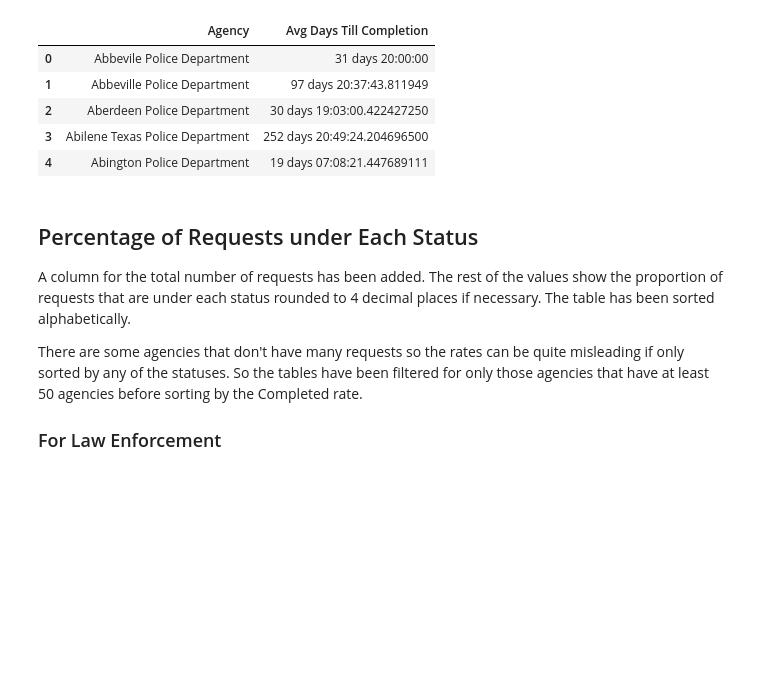
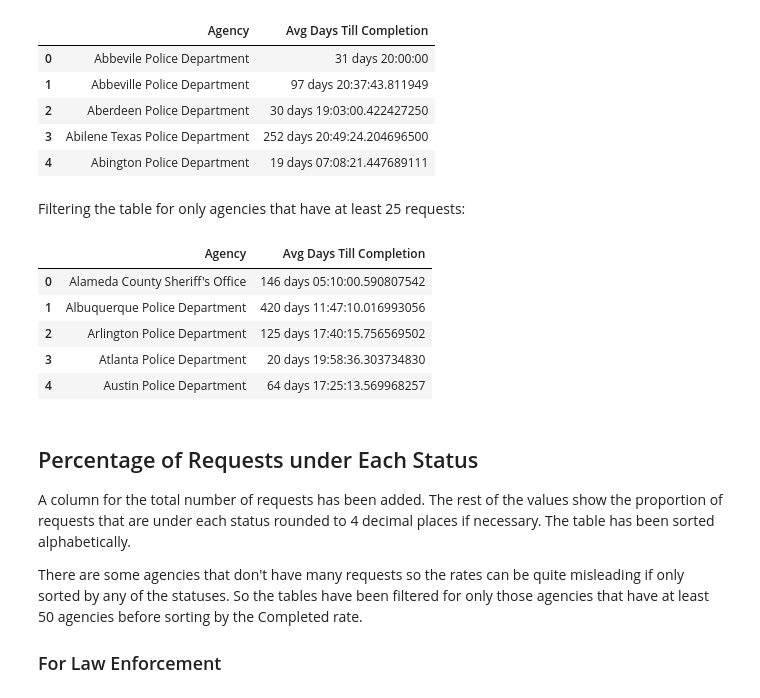
Before and after one commit to emile-66/muckrock_data, a Jupyter notebook: muckrock_requests_analysis.ipynb, the cells around one changed output. Cells and saved outputs as stored; diff of their text form; code cells hidden in the pictures; blank space fills up the shorter version.

Commit message:
avg time with agencies that have at least 25 reqs

```diff
--- a/muckrock_requests_analysis.ipynb
+++ b/muckrock_requests_analysis.ipynb
@@ -180,6 +181,22 @@ avg_time.head()
 | 2 | Aberdeen Police Department | 30 days 19:03:00.422427250 |
 | 3 | Abilene Texas Police Department | 252 days 20:49:24.204696500 |
 | 4 | Abington Police Department | 19 days 07:08:21.447689111 |
+# %% [markdown]
+Filtering the table for only agencies that have at least 25 requests:
+# %%
+over25 = by_agency[by_agency['Requests Received'] >= 25]
+filtered_over25 = police_completed[police_completed['Agency'].isin(over25['Agency'])]
+
+avg_time_over25 = filtered_over25.groupby('Agency').agg({'Days Till Completion': pd.Series.mean}).reset_index().rename(
+    columns = {'Days Till Completion': 'Avg Days Till Completion'})
+avg_time_over25.head()
+# %% [output]
+|  | Agency | Avg Days Till Completion |
+| 0 | Alameda County Sheriff's Office | 146 days 05:10:00.590807542 |
+| 1 | Albuquerque Police Department | 420 days 11:47:10.016993056 |
+| 2 | Arlington Police Department | 125 days 17:40:15.756569502 |
+| 3 | Atlanta Police Department | 20 days 19:58:36.303734830 |
+| 4 | Austin Police Department | 64 days 17:25:13.569968257 |
 # %% [markdown]
 ## Percentage of Requests under Each Status ##
 
```
Also changed, not shown: parts of 11 cells of this notebook, 1 other file.
